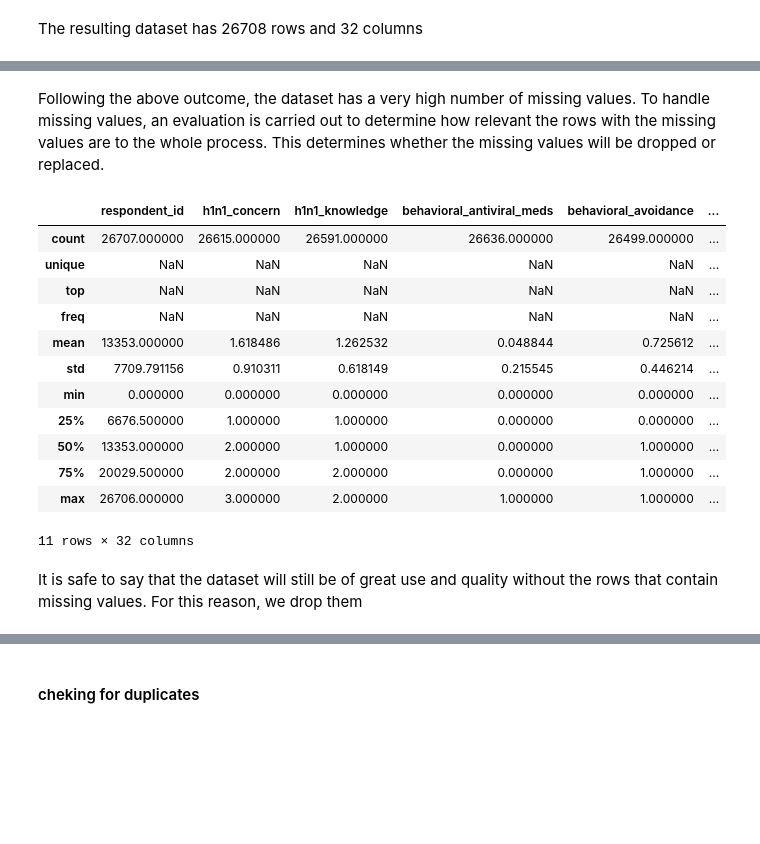
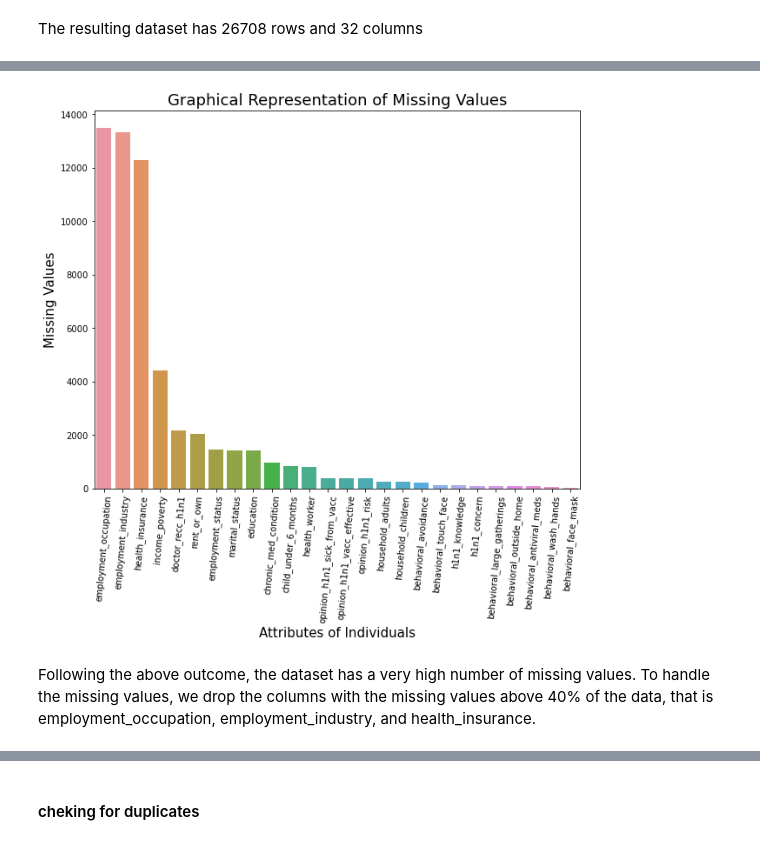
Before and after one commit to CatherineChelagat/Predicting-how-likely-individuals-are-to-receive-H1N1-vaccines, a Jupyter notebook: A Classification Model for Predicting Whether Individuals got their H1N1 Vaccines.ipynb, the cells around one changed output, grey strips where cells are left out. Drawn from its saved outputs; the diff is of its cells as text; code cells hidden in the pictures; blank space fills up the shorter version.

Commit message:
Data Cleaning Done and Dusted

```diff
--- a/A Classification Model for Predicting Whether Individuals got their H1N1 Vaccines.ipynb
+++ b/A Classification Model for Predicting Whether Individuals got their H1N1 Vaccines.ipynb
@@ -196,0 +197,5 @@ test_df
+# %%
+# joining the labels and features into one dataframe
+joined_df = new_features_df.merge(new_labels_df, on='respondent_id', how='left')
+print(joined_df.shape)
+joined_df.head()
@@ -240,0 +233,21 @@ dtype: int64
+# %%
+# checking for what percentage of the total data is missing values
+def identify_missing_values(data):
+    """A simple function to check if data has missing values"""
+    # identify the total missing values per column
+    # sort in order
+    miss = data.isnull().sum().sort_values(ascending = False)
+
+    # calculate percentage of the missing values
+    percentage_miss = (data.isnull().sum() / len(data)).sort_values(ascending = False)
+
+    # store in a dataframe
+    missing = pd.DataFrame({"Missing Values": miss, "Percentage(%)": percentage_miss})
+
+    # remove values that are missing
+    missing.drop(missing[missing["Percentage(%)"] == 0].index, inplace = True)
+
+    return missing
+
+missing_data = identify_missing_values(joined_df)
+missing_data
@@ -241,22 +272,24 @@ dtype: int64
+# %%
+#  graphical representation
+fig, axes = plt.subplots(figsize = (10, 8))
+
+# plot a bargraph
+sns.barplot(x = missing_data.index , y = missing_data["Missing Values"])
+# labeling the axes
+plt.xlabel("Attributes of Individuals", fontsize = 15)
+# rotating our xticks
+plt.xticks(rotation = '85')
+# labeling the y axis
+plt.ylabel("Missing Values", fontsize = 15)
+# title
+plt.title("Graphical Representation of Missing Values", fontsize = 18)
+# display
+plt.show()
+
+# save the plot
+fig.savefig("miss.png")
+# %% [output]
+[figure, added]
 # %% [markdown]
-Following the above outcome, the dataset has a very high number of missing values. To handle missing values, an evaluation is carried out to determine how relevant the rows with the missing values are to the whole process. This determines whether the missing values will be dropped or replaced.
+Following the above outcome, the dataset has a very high number of missing values. To handle the missing values, we drop the columns with the missing values above 40% of the data, that is employment_occupation, employment_industry, and health_insurance.
-# %%
-# Check the summary statistics
-new_features_df.describe(include = "all")
-# %% [output]
-|  | respondent_id | h1n1_concern | h1n1_knowledge | behavioral_antiviral_meds | behavioral_avoidance | ... |
-| count | 26707.000000 | 26615.000000 | 26591.000000 | 26636.000000 | 26499.000000 | ... |
-| unique | NaN | NaN | NaN | NaN | NaN | ... |
-| top | NaN | NaN | NaN | NaN | NaN | ... |
-| freq | NaN | NaN | NaN | NaN | NaN | ... |
-| mean | 13353.000000 | 1.618486 | 1.262532 | 0.048844 | 0.725612 | ... |
-| std | 7709.791156 | 0.910311 | 0.618149 | 0.215545 | 0.446214 | ... |
-| min | 0.000000 | 0.000000 | 0.000000 | 0.000000 | 0.000000 | ... |
-| 25% | 6676.500000 | 1.000000 | 1.000000 | 0.000000 | 0.000000 | ... |
-| 50% | 13353.000000 | 2.000000 | 1.000000 | 0.000000 | 1.000000 | ... |
-| 75% | 20029.500000 | 2.000000 | 2.000000 | 0.000000 | 1.000000 | ... |
-| max | 26706.000000 | 3.000000 | 2.000000 | 1.000000 | 1.000000 | ... |
-11 rows × 32 columns
-# %% [markdown]
-It is safe to say that the dataset will still be of great use and quality without the rows that contain missing values. For this reason, we drop them
 # %%
```
Also changed, not shown: parts of 46 cells of this notebook.
